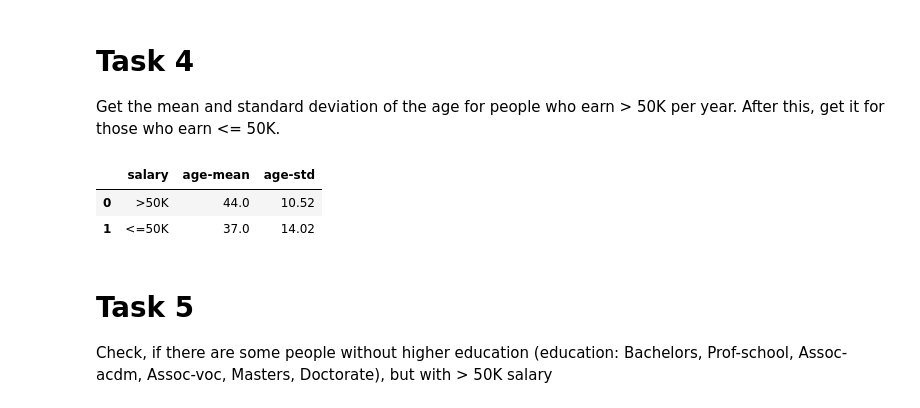
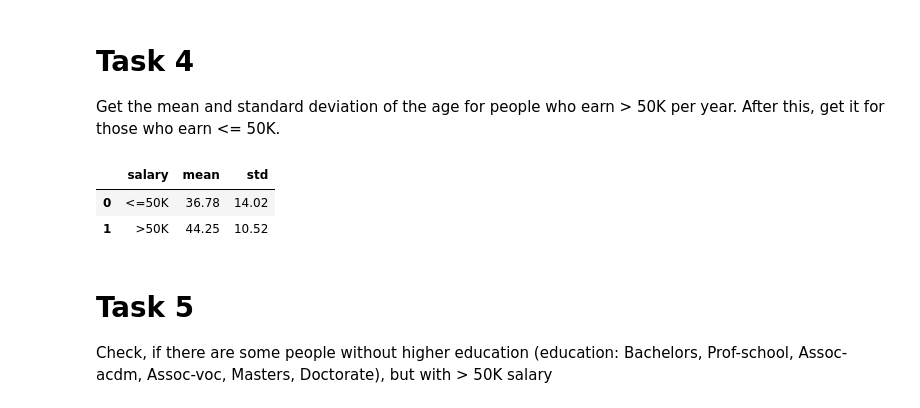
Before and after one commit to mate-academy/py-adult-data-analysis, a Jupyter notebook: app/main.ipynb, the cells around one changed output. Saved outputs shown, nothing was run; the diff lists cells and outputs as text; code cells hidden in the pictures.

Commit message:
Added groupby in task 4

```diff
--- a/app/main.ipynb
+++ b/app/main.ipynb
@@ -51,21 +51,13 @@ Percentage of people from Poland: 0.18%
 # %% [markdown]
 # Task 4
 Get the mean and standard deviation of the age for people who earn > 50K per year. After this, get it for those who earn <= 50K.
-# %%
-higher_salary = data[data["salary"] == ">50K"]
-high_mean = higher_salary["age"].mean().round()
-high_std = higher_salary["age"].std().round(2)
-
-lower_salary = data[data["salary"] == "<=50K"]
-low_mean = lower_salary["age"].mean().round()
-low_std = lower_salary["age"].std().round(2)
-
-salary_mean = pd.DataFrame({"salary": [">50K", "<=50K"], "age-mean": [high_mean, low_mean], "age-std": [high_std, low_std]})
-salary_mean
-# %% [output]
-|  | salary | age-mean | age-std |
-| 0 | >50K | 44.0 | 10.52 |
-| 1 | <=50K | 37.0 | 14.02 |
+# %%
+result = data.groupby('salary')['age'].agg(['mean', 'std']).round(2).reset_index()
+result
+# %% [output]
+|  | salary | mean | std |
+| 0 | <=50K | 36.78 | 14.02 |
+| 1 | >50K | 44.25 | 10.52 |
 # %% [markdown]
 # Task 5
 Check, if there are some people without higher education (education: Bachelors, Prof-school, Assoc-acdm, Assoc-voc, Masters, Doctorate), but with > 50K salary
```
